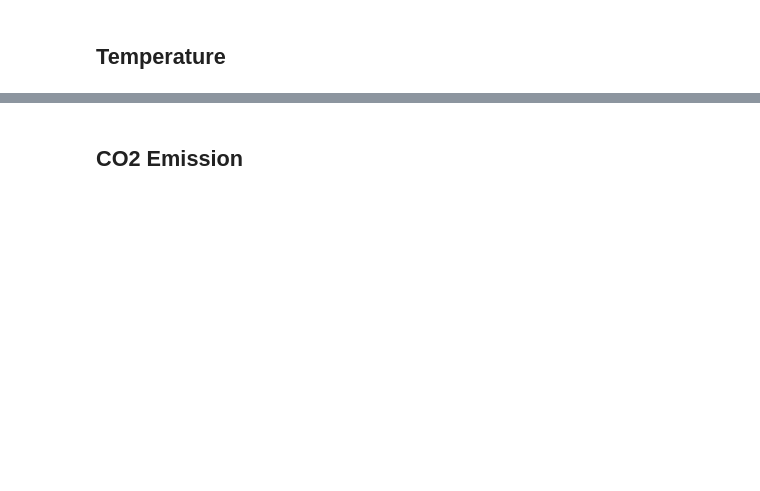
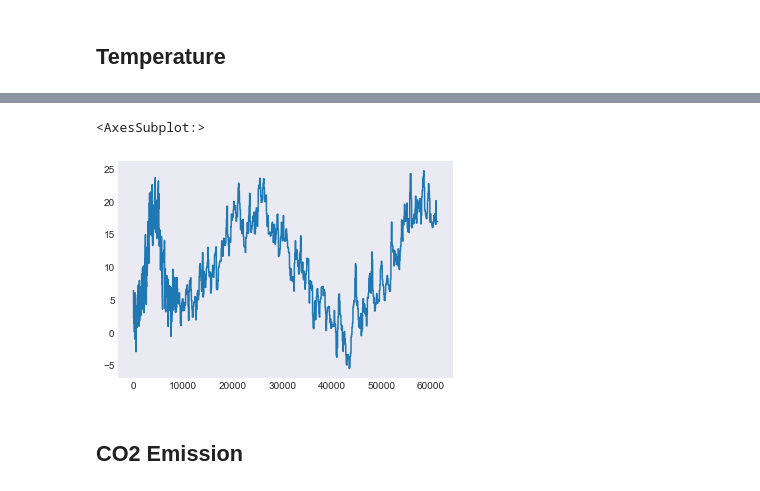
Before and after one commit to danielanthonyhoward/Data-Cleaning-and-Analysis-Tutorial, a Jupyter notebook: data-cleaning-example.ipynb, the cells around one changed output, grey strips where cells are left out. Cells and saved outputs as stored; diff of their text form; code cells hidden in the pictures; blank space fills up the shorter version.

```diff
--- a/data-cleaning-example.ipynb
+++ b/data-cleaning-example.ipynb
@@ -159,0 +133,5 @@ array(['2019-01-01T00:00:00.000000000', '2019-01-02T00:00:00.000000000',
+# %%
+data.Temperature.interpolate().plot()
+# %% [output]
+<AxesSubplot:>
+[figure, added]
```
Also changed, not shown: parts of 31 cells of this notebook, 1 other file.
